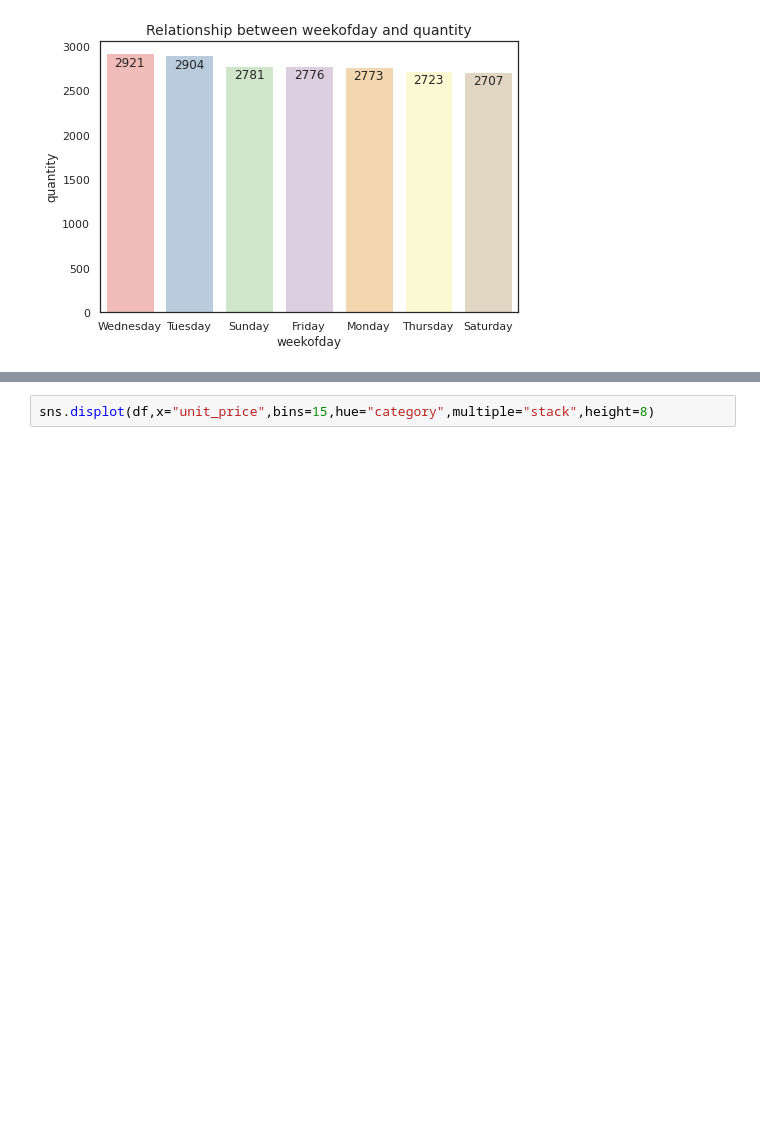
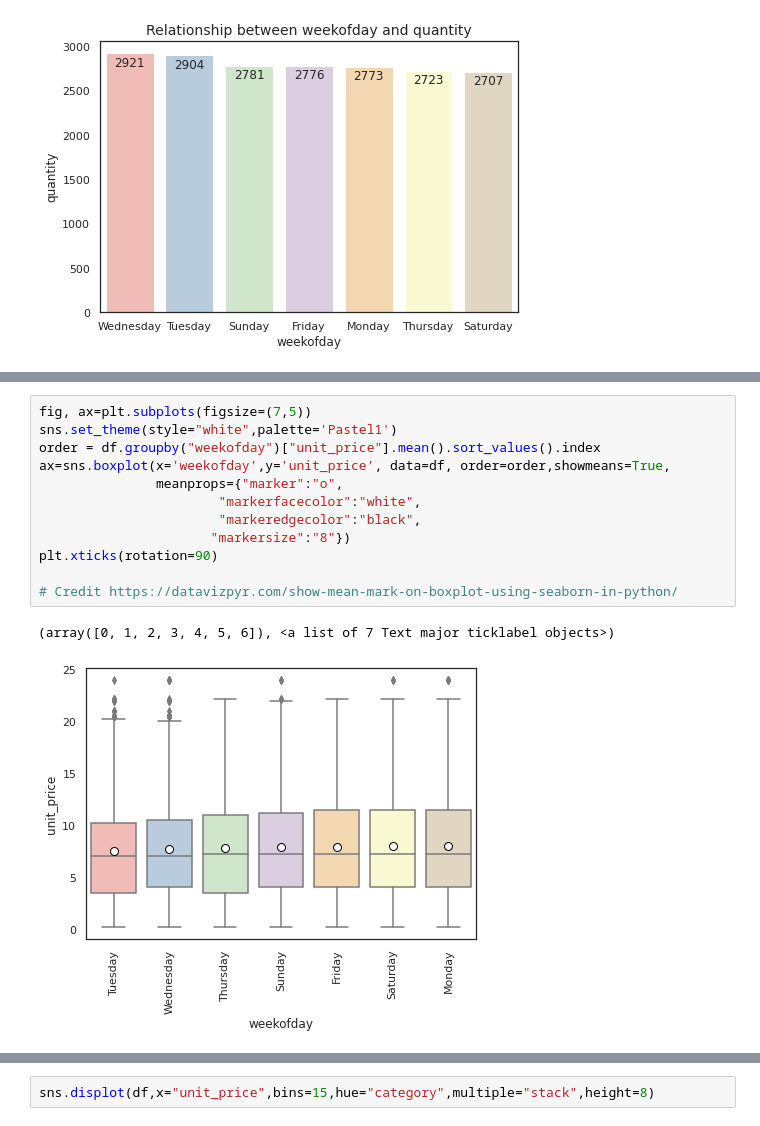
Before and after one commit to amy-panda/Supply_Chain_Forecasting, a Jupyter notebook: notebooks/eda.ipynb, the cells around one changed output, grey strips where cells are left out. Drawn from its saved outputs; the diff is of its cells as text; blank space fills up the shorter version.

```diff
--- a/notebooks/eda.ipynb
+++ b/notebooks/eda.ipynb
@@ -350,0 +384,15 @@ Display the distribution of unit price by category
+# %%
+fig, ax=plt.subplots(figsize=(7,5))
+sns.set_theme(style="white",palette='Pastel1')
+order = df.groupby("weekofday")["unit_price"].mean().sort_values().index
+ax=sns.boxplot(x='weekofday',y='unit_price', data=df, order=order,showmeans=True,
+               meanprops={"marker":"o",
+                       "markerfacecolor":"white",
+                       "markeredgecolor":"black",
+                      "markersize":"8"})
+plt.xticks(rotation=90)
+
+# Credit https://datavizpyr.com/show-mean-mark-on-boxplot-using-seaborn-in-python/
+# %% [output]
+(array([0, 1, 2, 3, 4, 5, 6]), <a list of 7 Text major ticklabel objects>)
+[figure, added]
```
Also changed, not shown: parts of 29 cells of this notebook.
